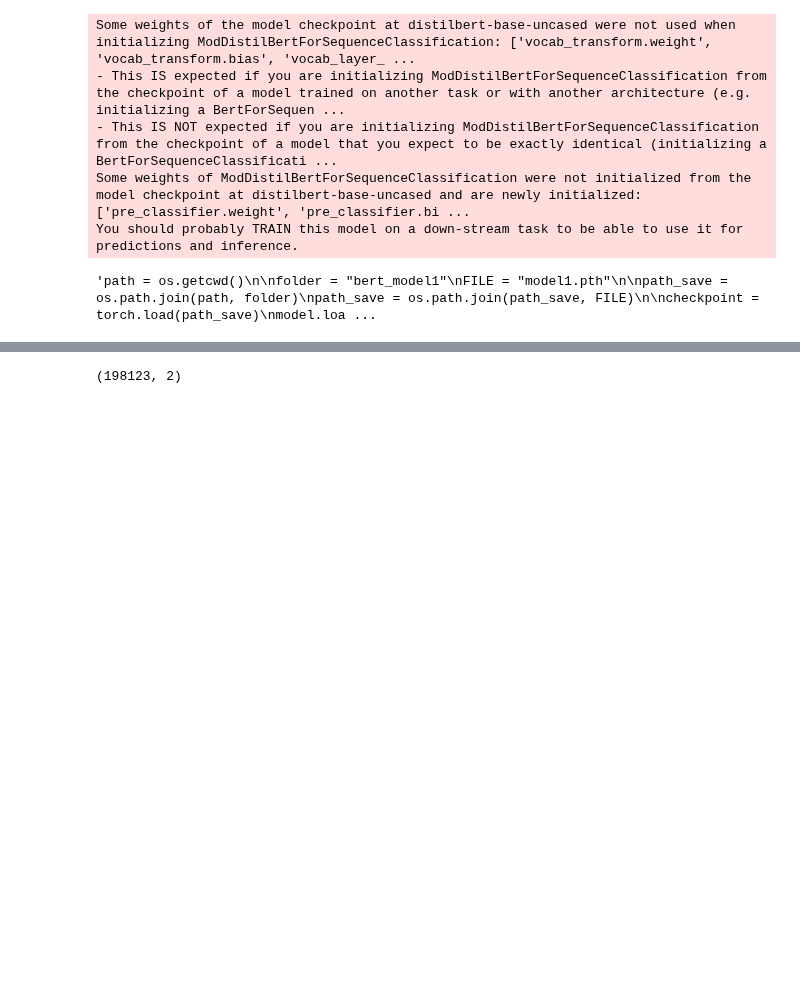
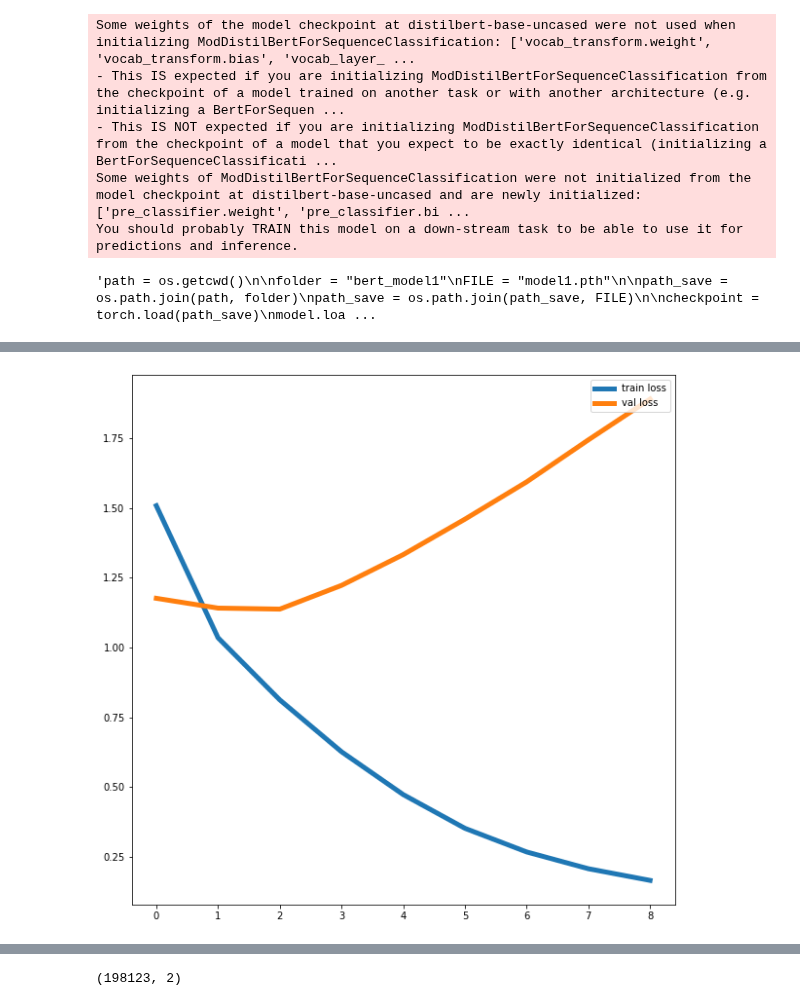
Before and after one commit to Siddhant-Ray/Attentive-neural-networks-for-news-classification, a Jupyter notebook: training-workspace_bert5.ipynb, the cells around one changed output, grey strips where cells are left out. Drawn from its saved outputs; the diff is of its cells as text; code cells hidden in the pictures; blank space fills up the shorter version.

```diff
--- a/training-workspace_bert5.ipynb
+++ b/training-workspace_bert5.ipynb
@@ -266,6 +266,17 @@ device = torch.device('cuda:2') if torch.cuda.is_available() else torch.device('
 class ModDistilBertForSequenceClassification(DistilBertForSequenceClassification):
 
     """Inherited to include a way to output intermediate preclassified output"""
+
+    def __init__(self, config):
+        super().__init__(config)
+        self.num_labels = config.num_labels
+
+        self.distilbert = DistilBertModel(config)
+        self.pre_classifier = nn.Linear(config.dim, config.dim)
+        self.classifier = nn.Linear(config.dim, config.num_labels)
+        self.dropout = nn.Dropout(config.seq_classif_dropout) #Original config.seq_classif_dropout, hardcoded for eval
+
+        self.init_weights()
 
     def forward(
         self,
@@ -328,7 +339,7 @@ model.to(device)
 no_decay = ['bias', 'LayerNorm.weight']
 optimizer_grouped_parameters = [
     {'params': [p for n, p in model.named_parameters() if not any(nd in n for nd in no_decay)], 'weight_decay': 0.01},
-    {'params': [p for n, p in model.named_parameters() if any(nd in n for nd in no_decay)], 'weight_decay': 0.0}
+    {'params': [p for n, p in model.named_parameters() if any(nd in n for nd in no_decay)], 'weight_decay': 0.0001}
 ]
 optimizer = AdamW(optimizer_grouped_parameters, lr=1e-5)
 train_loader = DataLoader(train_dataset, batch_size=16, shuffle=True)
@@ -556,0 +638,68 @@ F1 raw score for epoch = 10 is [0.60509338 0.74304207 0.64361327 0.59041394 0.83
+# %%
+import matplotlib.pyplot as plt
+plt.switch_backend('agg')
+import matplotlib.ticker as ticker
+import numpy as np
+
+epochs =[]
+
+for i in range(9):
+    epochs.append(i)
+
+plt.figure(figsize=(10,10))
+plt.plot(epochs, train_losses, linewidth=5)
+plt.plot(epochs, val_losses, linewidth=5)
+plt.legend(['train loss', 'val loss'], loc = 'upper right')
+
+path = os.getcwd()
+folder = "figs"
+FILE = "loss-bert.png"
+
+path_save = os.path.join(path, folder)
+path_save = os.path.join(path_save, FILE)
+
+#plt.savefig(path_save)
+plt.show()
+
+plt.figure(figsize=(10,10))
+plt.plot(epochs, val_acc, linewidth =5)
+plt.legend(['val_acc'], loc = 'upper right')
+
+path = os.getcwd()
+folder = "figs"
+FILE = "acc-bert.png"
+
+path_save = os.path.join(path, folder)
+path_save = os.path.join(path_save, FILE)
+
+#plt.savefig(path_save)
+plt.show()
+
+plt.figure(figsize=(10,10))
+plt.plot(epochs, train_f1_score_macro, linewidth =5)
+plt.plot(epochs, val_f1_score_macro, linewidth =5)
+plt.legend(['train_F1','val_F1'], loc = 'upper right')
+
+path = os.getcwd()
+folder = "figs"
+FILE = "F1-bert.png"
+
+#plt.savefig(path_save)
+plt.show()
+
+
+f = open("values1.txt",'w')
+for i in range(len(epochs)):
+
+    f.write("train_loss for epoch = {epoch}".format(epoch = epochs[i]+1) + " is " + str(train_losses[i]) + "\n")
+    f.write("train_acc for epoch = {epoch}".format(epoch = epochs[i]+1) + " is " + str(train_acc[i]) + "\n")
+    f.write("val_loss for epoch = {epoch}".format(epoch = epochs[i]+1) + " is " + str(val_losses[i]) + "\n")
+    f.write("val_acc for epoch = {epoch}".format(epoch = epochs[i]+1) + " is " + str(val_acc[i]) + "\n")
+    f.write("Training F1 macro score for epoch = {epoch}".format(epoch = epochs[i]+1) + " is " + str(train_f1_score_macro[i]) + "\n")
+    f.write("Training F1 macro raw for epoch = {epoch}".format(epoch = epochs[i]+1) + " is " + str(train_f1_score_raw[i]) + "\n")
+    f.write("Validation F1 macro score for epoch = {epoch}".format(epoch = epochs[i]+1) + " is " + str(val_f1_score_macro[i]) + "\n")
+    f.write("Validation F1 macro raw for epoch = {epoch}".format(epoch = epochs[i]+1) + " is " + str(val_f1_score_raw[i]) + "\n")
+    f.write("\n""\n")
+f.close()
+# %% [output]
+[figure, added]
```
Also changed, not shown: parts of 6 cells of this notebook, 21 other files.
